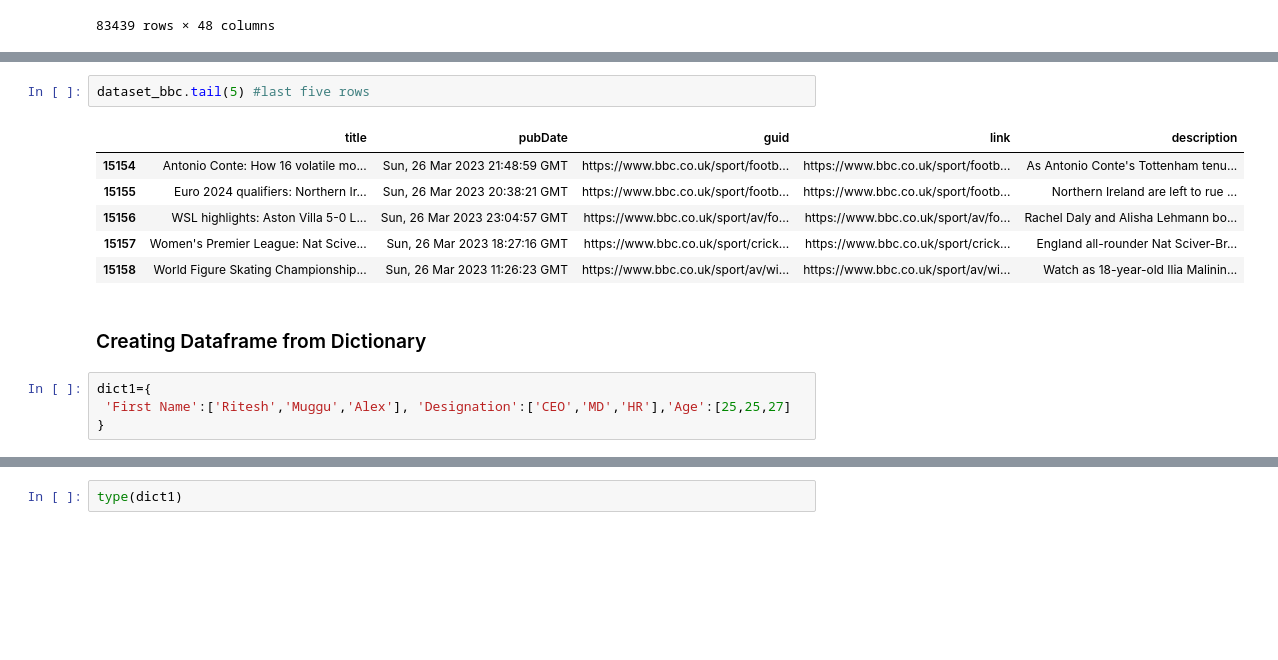
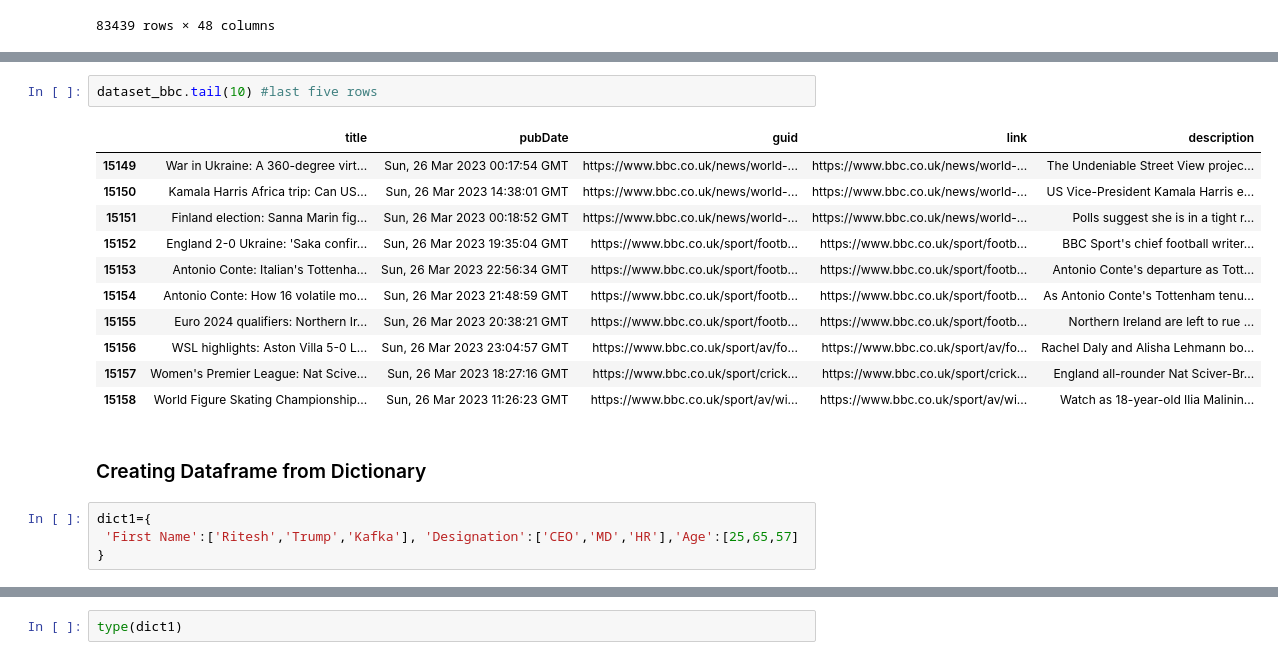
Before and after one commit to the-mahapurush/Pandas-for-Data-Analysis, a Jupyter notebook: Learn Pandas S01E01.ipynb, the cells around one changed output, grey strips where cells are left out. Cells and saved outputs as stored; diff of their text form; blank space fills up the shorter version.

```diff
--- a/Learn Pandas S01E01.ipynb
+++ b/Learn Pandas S01E01.ipynb
@@ -85,9 +85,14 @@ dataset_so.head(10) #first 10 rows
 | 8 | 9 | I am a developer by profession | Employed part-time | India | NaN | NaN | Bachelor’s degree (B.A., B.S., B.... | 18 - 24 years | Coding Bootcamp | ... |
 | 9 | 10 | I am a developer by profession | Employed full-time | Sweden | NaN | NaN | Master’s degree (M.A., M.S., M.En... | 11 - 17 years | School | ... |
 # %%
-dataset_bbc.tail(5) #last five rows
+dataset_bbc.tail(10) #last five rows
 # %% [output]
 |  | title | pubDate | guid | link | description |
+| 15149 | War in Ukraine: A 360-degree virt... | Sun, 26 Mar 2023 00:17:54 GMT | https://www.bbc.co.uk/news/world-... | https://www.bbc.co.uk/news/world-... | The Undeniable Street View projec... |
+| 15150 | Kamala Harris Africa trip: Can US... | Sun, 26 Mar 2023 14:38:01 GMT | https://www.bbc.co.uk/news/world-... | https://www.bbc.co.uk/news/world-... | US Vice-President Kamala Harris e... |
+| 15151 | Finland election: Sanna Marin fig... | Sun, 26 Mar 2023 00:18:52 GMT | https://www.bbc.co.uk/news/world-... | https://www.bbc.co.uk/news/world-... | Polls suggest she is in a tight r... |
+| 15152 | England 2-0 Ukraine: 'Saka confir... | Sun, 26 Mar 2023 19:35:04 GMT | https://www.bbc.co.uk/sport/footb... | https://www.bbc.co.uk/sport/footb... | BBC Sport's chief football writer... |
+| 15153 | Antonio Conte: Italian's Tottenha... | Sun, 26 Mar 2023 22:56:34 GMT | https://www.bbc.co.uk/sport/footb... | https://www.bbc.co.uk/sport/footb... | Antonio Conte's departure as Tott... |
 | 15154 | Antonio Conte: How 16 volatile mo... | Sun, 26 Mar 2023 21:48:59 GMT | https://www.bbc.co.uk/sport/footb... | https://www.bbc.co.uk/sport/footb... | As Antonio Conte's Tottenham tenu... |
 | 15155 | Euro 2024 qualifiers: Northern Ir... | Sun, 26 Mar 2023 20:38:21 GMT | https://www.bbc.co.uk/sport/footb... | https://www.bbc.co.uk/sport/footb... | Northern Ireland are left to rue ... |
 | 15156 | WSL highlights: Aston Villa 5-0 L... | Sun, 26 Mar 2023 23:04:57 GMT | https://www.bbc.co.uk/sport/av/fo... | https://www.bbc.co.uk/sport/av/fo... | Rachel Daly and Alisha Lehmann bo... |
@@ -97,7 +102,7 @@ dataset_bbc.tail(5) #last five rows
 ### Creating Dataframe from Dictionary
 # %%
 dict1={
- 'First Name':['Ritesh','Muggu','Alex'], 'Designation':['CEO','MD','HR'],'Age':[25,25,27]
+ 'First Name':['Ritesh','Trump','Kafka'], 'Designation':['CEO','MD','HR'],'Age':[25,65,57]
 }
 # %%
 dict1
```
Also changed, not shown: parts of 19 cells of this notebook, 4 other files.
